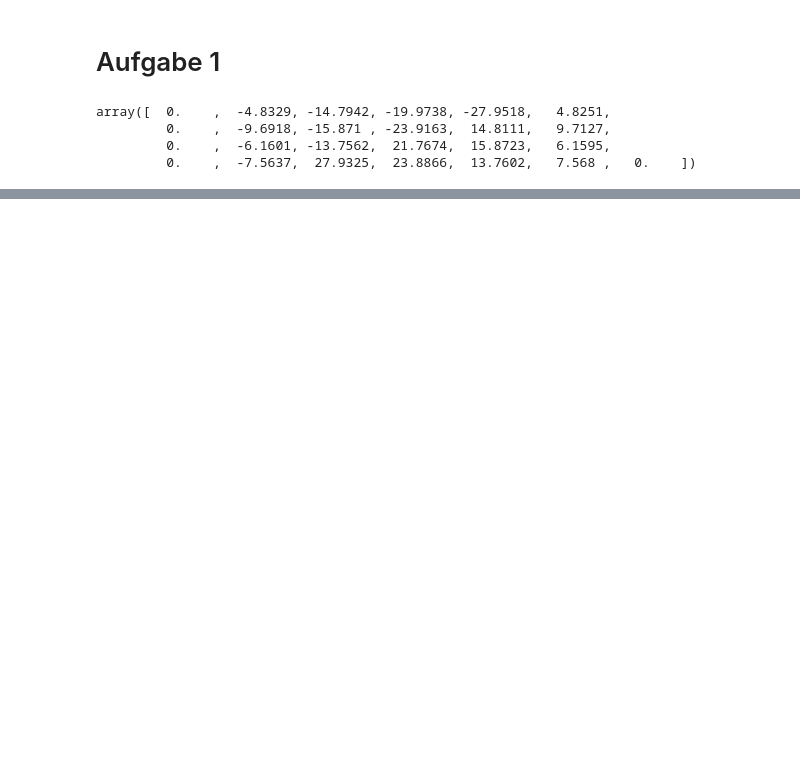
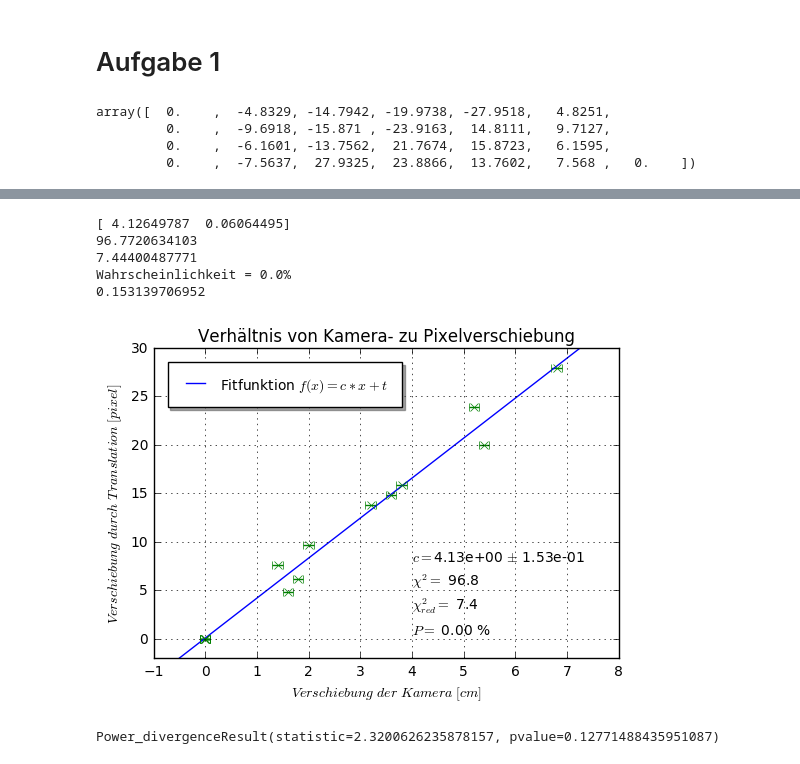
Before and after one commit to nikhil-garg/fp-lab, a Jupyter notebook: F95-Medical-Image-Analysis/Python Auswertung/Aufgabe 1.ipynb, the cells around one changed output, grey strips where cells are left out. Saved outputs shown, nothing was run; the diff lists cells and outputs as text; code cells hidden in the pictures; blank space fills up the shorter version.

```diff
--- a/F95-Medical-Image-Analysis/Python Auswertung/Aufgabe 1.ipynb
+++ b/F95-Medical-Image-Analysis/Python Auswertung/Aufgabe 1.ipynb
@@ -28,0 +80,64 @@ plt.show()
+# %%
+%matplotlib inline
+import matplotlib.pyplot as plt
+import numpy as np
+from scipy.optimize import curve_fit
+
+#Fitten einer Gerade an die Daten:
+def linear(x, c, t):
+    return c*x + t
+popt, pcov = curve_fit(linear, res_cms, res_pixels)
+
+x = np.linspace(-3,10, 100)
+plt.plot(x, linear(x, *popt), linestyle='-', label='Fitfunktion $f(x)=c*x + t $') #Fit plotten
+stdfehler = np.sqrt(pcov[0,0])
+print(popt)
+
+
+#Chi-quadrat-Summe berechnen
+chisquare=np.sum((res_pixels - linear(res_cms, *popt))**2/((np.ones(15)*linear(0.1, *popt))**2))
+dof=len(res_cms)-2 #degrees of freedom, Freiheitsgrade
+chisquare_red=chisquare/dof
+print(chisquare)
+print(chisquare_red)
+
+#Fitwahrscheinlichkeit berechnen:
+from scipy.stats import chi2
+prob=round(1-chi2.cdf(chisquare, dof), 2)*100
+print('Wahrscheinlichkeit = '+str(prob)+'%')
+
+
+#Plotten der berechneten Werte unter die Legende
+plt.rcParams["figure.figsize"][0] = 8
+plt.rcParams["figure.figsize"][1] = 5
+plt.text(4, 8, '$c=$%.2e $\pm$ %.2e' %(popt[0], stdfehler ), fontsize=10)
+plt.text(4, 5.5, '$\chi^{2}=$ %.1f' %(chisquare), fontsize=10)
+plt.text(4, 3, '$\chi_{red}^{2}=$ %.1f ' %(chisquare_red), fontsize=10)
+plt.text(4, 0.5, '$P=$ %.2f ' %(prob) + '%', fontsize=10)
+
+#Plot der Werte
+plt.errorbar(res_cms, res_pixels, xerr=0.1, linestyle='none', marker='x')
+
+#Achsenbeschriftungen des Plots
+plt.xlabel('$Verschiebung\ der\ Kamera\ [cm]$')
+plt.ylabel('$Verschiebung\ durch\ Translation\ [pixel]$')
+plt.title('Verhältnis von Kamera- zu Pixelverschiebung')
+plt.axis((-1, 8, -2, 30))
+plt.legend(loc='best', borderpad=1, borderaxespad=1, shadow='true', fontsize='medium')
+plt.grid(True)
+
+print(stdfehler)
+#Plot abspeichern
+plt.savefig('Verhältnis_Verschiebung.pdf', dpi=300, format='pdf')
+# %% [output]
+[ 4.12649787  0.06064495]
+96.7720634103
+7.44400487771
+Wahrscheinlichkeit = 0.0%
+0.153139706952
+[figure, added]
+# %%
+from scipy.stats import chisquare
+chisquare(f_obs=res_pixels, f_exp=linear(res_cms, *popt), ddof=13, axis=0)
+# %% [output]
+Power_divergenceResult(statistic=2.3200626235878157, pvalue=0.12771488435951087)
```
Also changed, not shown: parts of 12 cells of this notebook, 3 other files.
